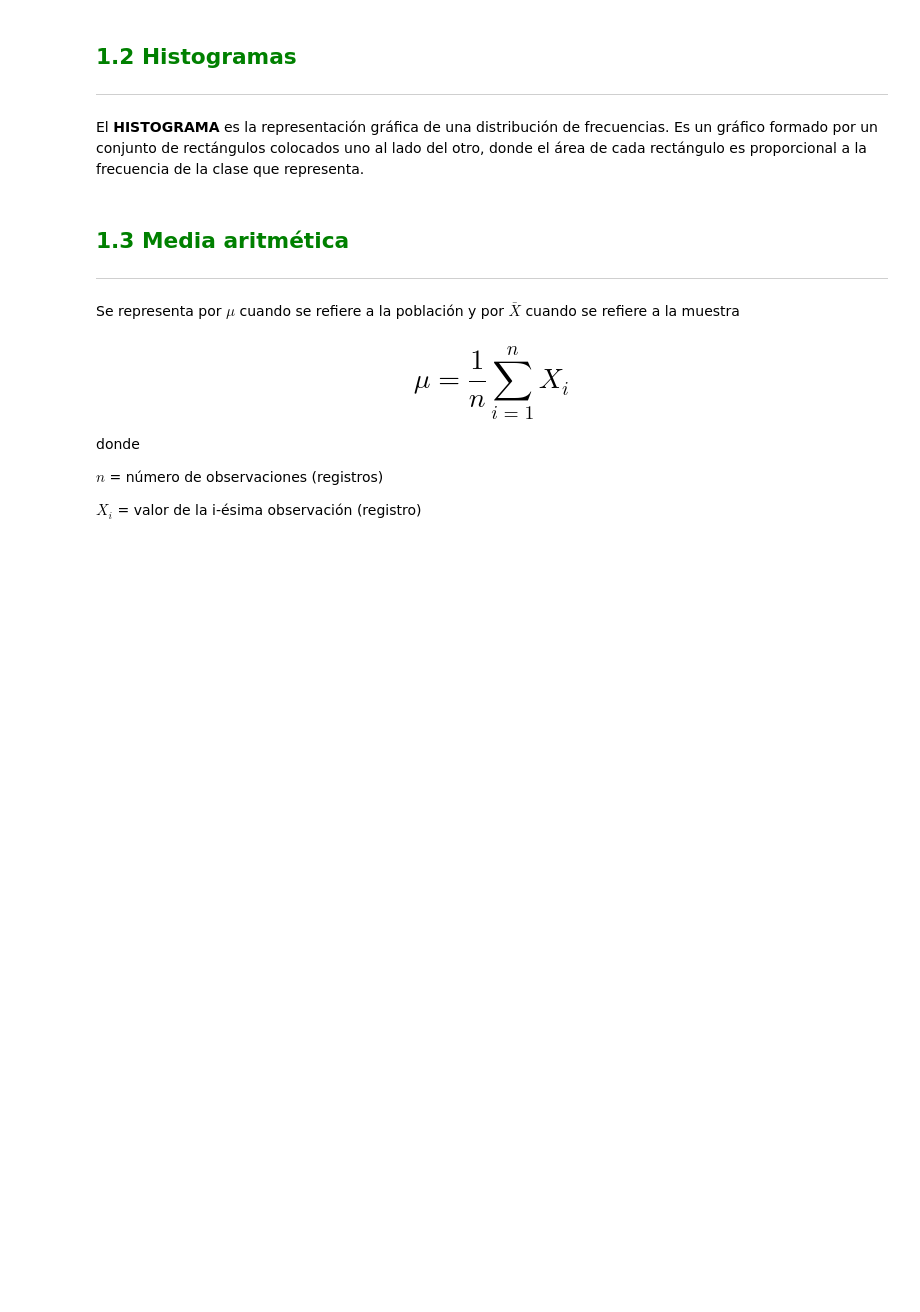
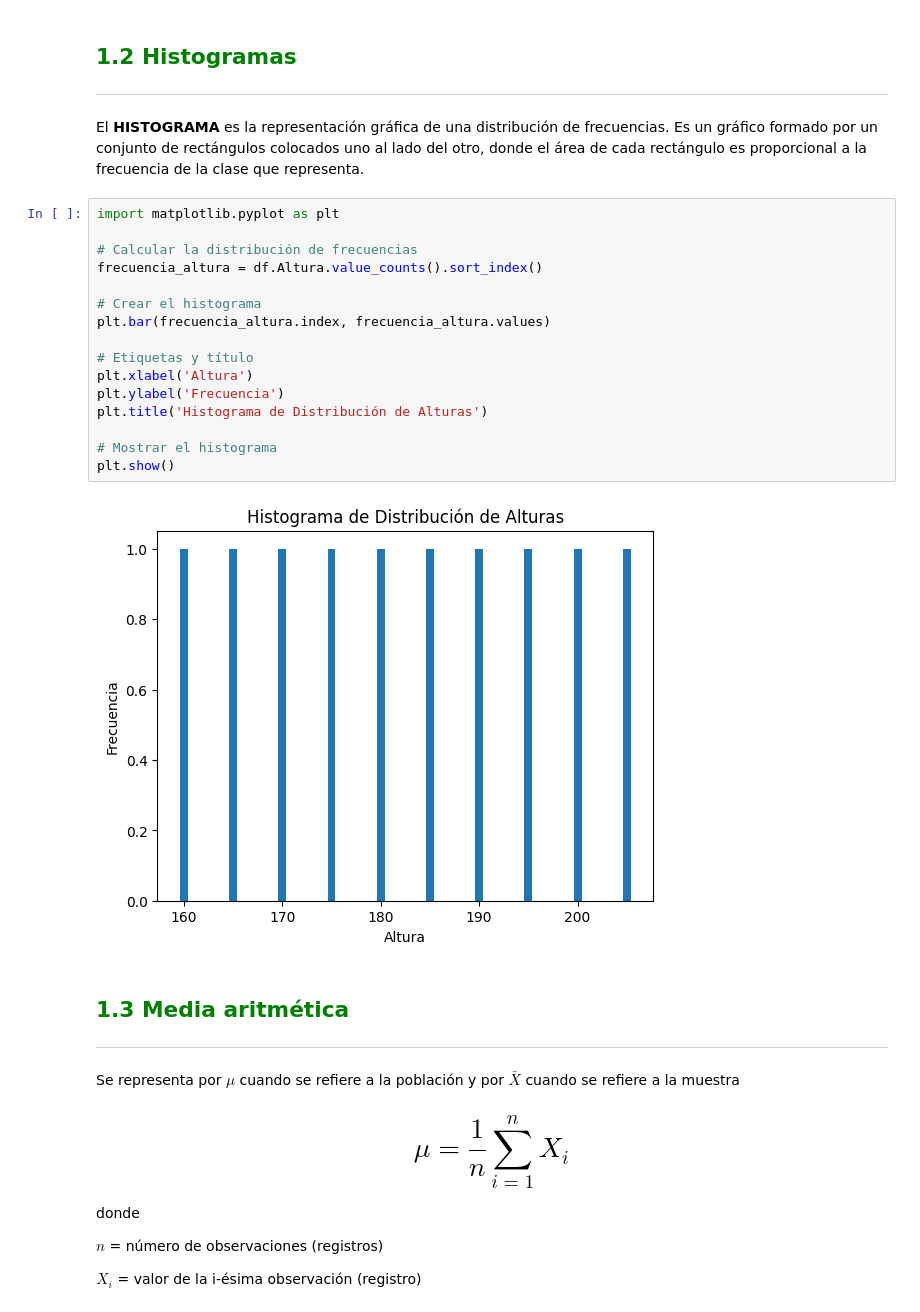
Before and after one commit to HillkirkLautaro/estadisticas_python, a Jupyter notebook: Python_Data_Science_Estadistica_inicial.ipynb, the cells around one changed output. Drawn from its saved outputs; the diff is of its cells as text; blank space fills up the shorter version.

```diff
--- a/Python_Data_Science_Estadistica_inicial.ipynb
+++ b/Python_Data_Science_Estadistica_inicial.ipynb
@@ -111,6 +209,24 @@ Cross_porcentual
 ## <font color=green>1.2 Histogramas</font>
 ***
 El <b>HISTOGRAMA</b> es la representación gráfica de una distribución de frecuencias. Es un gráfico formado por un conjunto de rectángulos colocados uno al lado del otro, donde el área de cada rectángulo es proporcional a la frecuencia de la clase que representa.
+# %%
+import matplotlib.pyplot as plt
+
+# Calcular la distribución de frecuencias
+frecuencia_altura = df.Altura.value_counts().sort_index()
+
+# Crear el histograma
+plt.bar(frecuencia_altura.index, frecuencia_altura.values)
+
+# Etiquetas y título
+plt.xlabel('Altura')
+plt.ylabel('Frecuencia')
+plt.title('Histograma de Distribución de Alturas')
+
+# Mostrar el histograma
+plt.show()
+# %% [output]
+[figure, added]
 # %% [markdown]
 ## <font color=green>1.3 Media aritmética</font>
 ***
```
Also changed, not shown: parts of 7 cells of this notebook.
